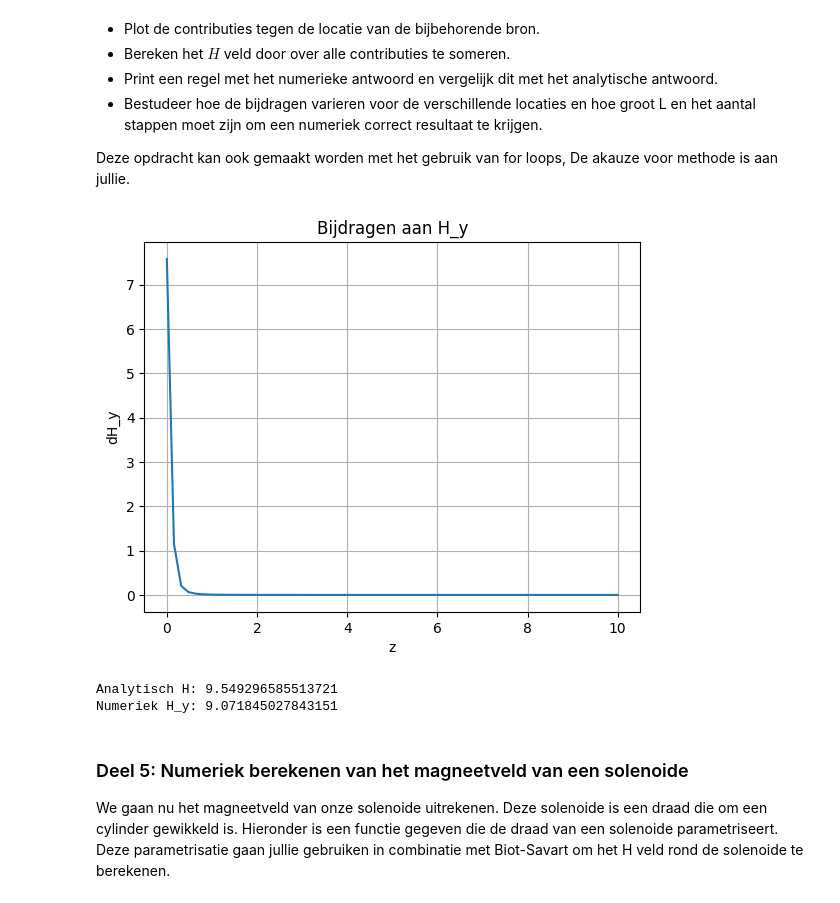
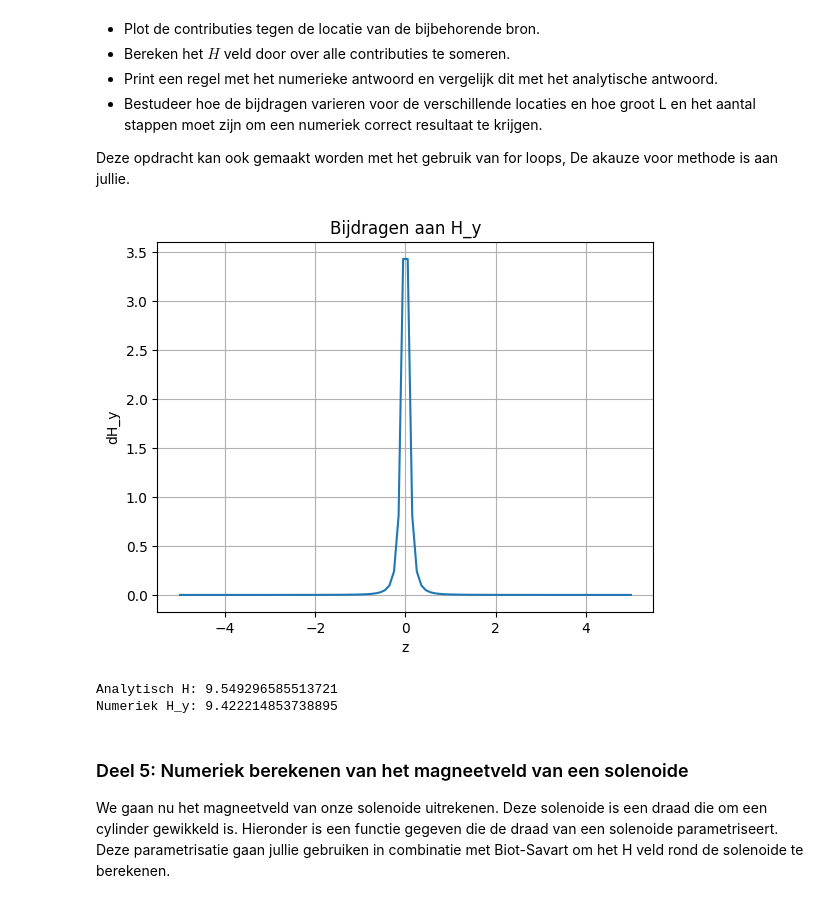
Before and after one commit to luckykat07/opdrachten-DEF-D_LE, a Jupyter notebook: DigitaleOntwerpopdrachten/2KrachtactuatorOpdracht/KrachtactuatorOpdracht.ipynb, the cells around one changed output. Cells and saved outputs as stored; diff of their text form; code cells hidden in the pictures.

```diff
--- a/DigitaleOntwerpopdrachten/2KrachtactuatorOpdracht/KrachtactuatorOpdracht.ipynb
+++ b/DigitaleOntwerpopdrachten/2KrachtactuatorOpdracht/KrachtactuatorOpdracht.ipynb
@@ -345,43 +345,43 @@ Deze opdracht kan ook gemaakt worden met het gebruik van for loops, De akauze vo
 ### Eerst moeten we een L en r maken
 r_obs = np.array([0.1, 0, 0])
 L = 10
-N = 64
+N = 100
 ### Op basis van de theorie kan je stellen dat de spoel in de z-richting staat dus ik maak hier de punten voor op de as(dl)
-z = np.array(np.linspace(0, L, N))
+z = np.array(np.linspace(-L/2, L/2, N))
 dz = z[1] - z[0]
 dl = np.array([0, 0, dz])
 ### r_source is hier een verdeling van punten op de z-as, van 0 tot z met N punten
 r_source = np.vstack((np.zeros(N), np.zeros(N), z)).T
 dH = np.zeros((N, 3))
 ### volledige for loop aanpak
 #for i in range(N):
 #    R = r_obs - r_source[i]
 #    length_R = np.linalg.norm(R)
 #    unit_R = R/length_R
 #
 #    dH[i] = (I/(4*np.pi))*(np.cross(dl, unit_R)/(length_R**2))
 ### Deels for loop deels functie aanpak
 for i in range(N):
-    dH[i] = field_current_element(r_field, r_source[i], dl)
+    dH[i] = field_current_element(r_obs, r_source[i], dl)
 
 
 plt.figure()
 plt.title("Bijdragen aan H_y")
 plt.plot(z, dH[:,1])
 plt.xlabel("z")
 plt.ylabel("dH_y")
 plt.grid()
 plt.show()
 
 H_numeriek = np.sum(dH)
 H_analytisch = I / (2 * np.pi * 0.1)
 
 print("Analytisch H:", H_analytisch)
 print("Numeriek H_y:", H_numeriek)
 # %% [output]
-[figure, old version]
+[figure, new version]
 Analytisch H: 9.549296585513721
-Numeriek H_y: 9.071845027843151
+Numeriek H_y: 9.422214853738895
 # %% [markdown]
 ### Deel 5: Numeriek berekenen van het magneetveld van een solenoide
 
```
Also changed, not shown: parts of 4 cells of this notebook.
